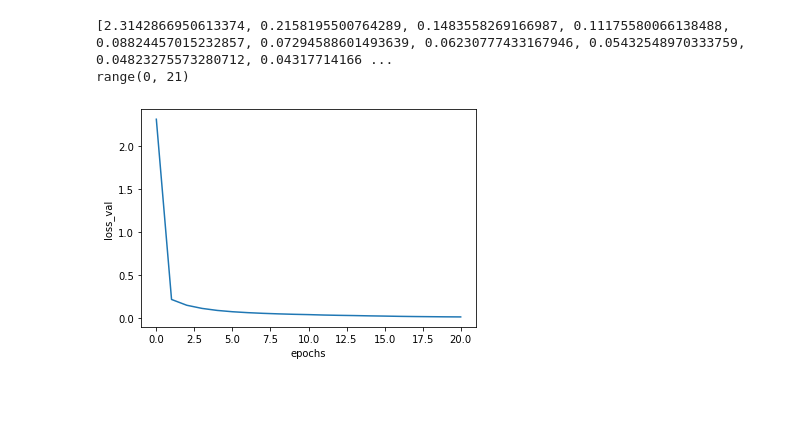
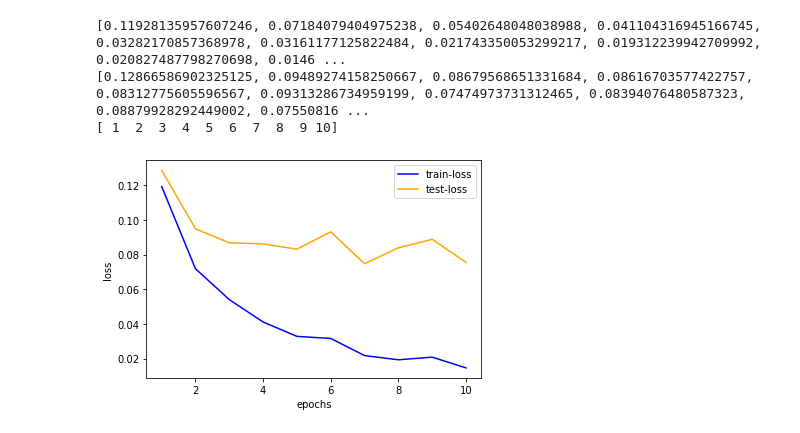
Before and after one commit to dangnm9699/handwritten-digit-recognition, a Jupyter notebook: visualize.ipynb, the cells around one changed output. Drawn from its saved outputs; the diff is of its cells as text; code cells hidden in the pictures; blank space fills up the shorter version.

```diff
--- a/visualize.ipynb
+++ b/visualize.ipynb
@@ -5,16 +5,20 @@ import matplotlib.pyplot as plt # pip install matplotlib
 # %%
 dill.load_session("model.db")
 # %%
-epochs = range(n_epochs+1)
-print(error_history)
+epochs = np.array(range(1,n_epochs+1))
+print(train_loss_history)
+print(test_loss_history)
 print(epochs)
 # %% [output]
-[2.3142866950613374, 0.2158195500764289, 0.1483558269166987, 0.11175580066138488, 0.08824457015232857, 0.07294588601493639, 0.06230777433167946, 0.05432548970333759, 0.04823275573280712, 0.04317714166 ...
-range(0, 21)
+[0.11928135957607246, 0.07184079404975238, 0.05402648048038988, 0.041104316945166745, 0.03282170857368978, 0.03161177125822484, 0.021743350053299217, 0.019312239942709992, 0.020827487798270698, 0.0146 ...
+[0.12866586902325125, 0.09489274158250667, 0.08679568651331684, 0.08616703577422757, 0.08312775605596567, 0.09313286734959199, 0.07474973731312465, 0.08394076480587323, 0.08879928292449002, 0.07550816 ...
+[ 1  2  3  4  5  6  7  8  9 10]
 # %%
-plt.plot(epochs, error_history)
+plt.plot(epochs, train_loss_history, color='blue', label='train-loss')
+plt.plot(epochs, test_loss_history, color='orange', label='test-loss')
 plt.xlabel('epochs')
-plt.ylabel('loss_val')
+plt.ylabel('loss')
+plt.legend()
 plt.show()
 # %% [output]
-[figure, old version]
+[figure, new version]
```
Also changed, not shown: 3 other files.
